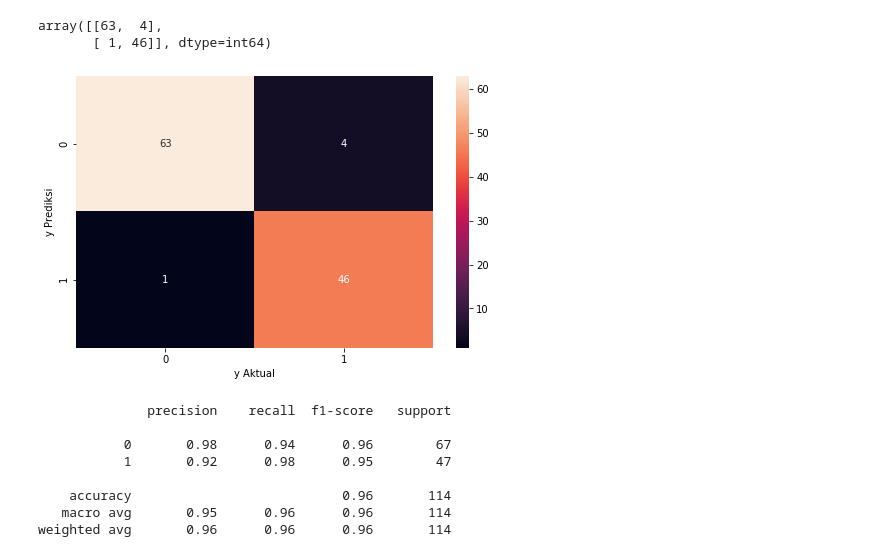
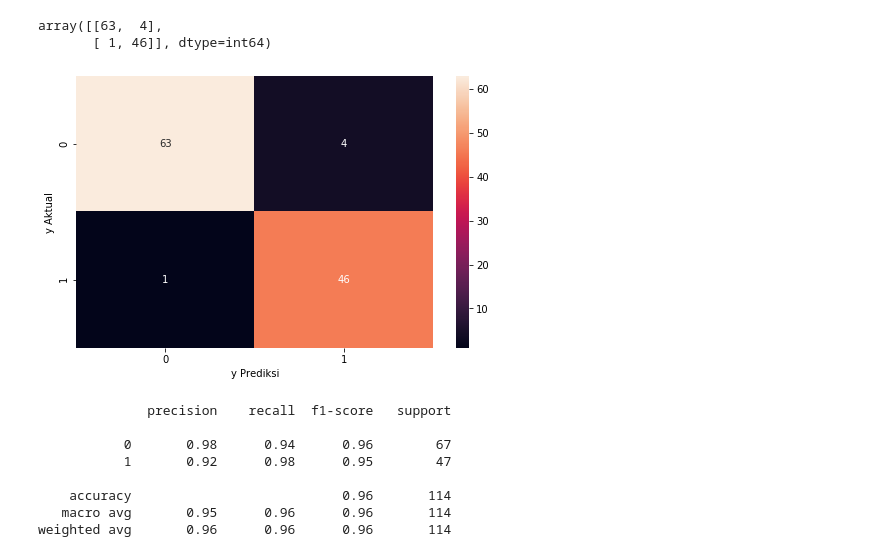
Before and after one commit to mnrclab/Modul3_Logistic_Regression_Confusion_Matrix, a Jupyter notebook: Logistic Regression.ipynb, the cells around one changed output. Cells and saved outputs as stored; diff of their text form; code cells hidden in the pictures.

```diff
--- a/Logistic Regression.ipynb
+++ b/Logistic Regression.ipynb
@@ -235,11 +239,11 @@ array([[63,  4],
 # %%
 f, ax = plt.subplots(figsize=(8,5))
 sns.heatmap(confusion_matrix(y_test, y_pred), annot=True, fmt=".0f", ax = ax)
-plt.xlabel('y Aktual')
-plt.ylabel('y Prediksi')
+plt.xlabel('y Prediksi')
+plt.ylabel('y Aktual')
 plt.show()
 # %% [output]
-[figure, old version]
+[figure, new version]
 # %%
 # Confusion Matrix Report
 print(classification_report(y_test, y_pred))
```
Also changed, not shown: parts of 5 cells of this notebook, 1 other file.
